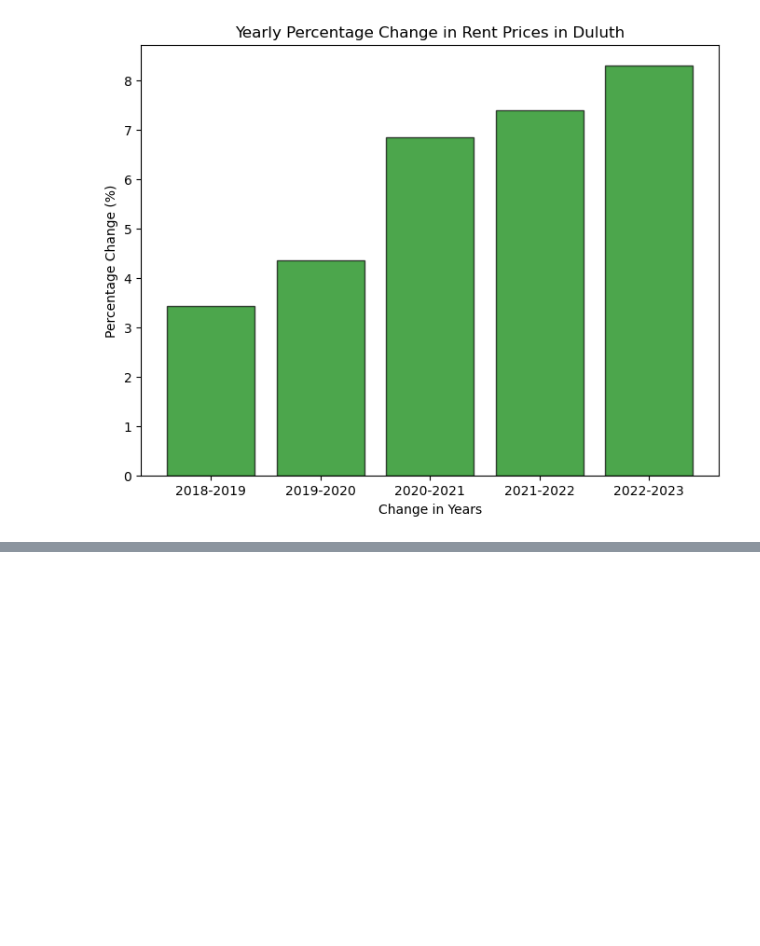
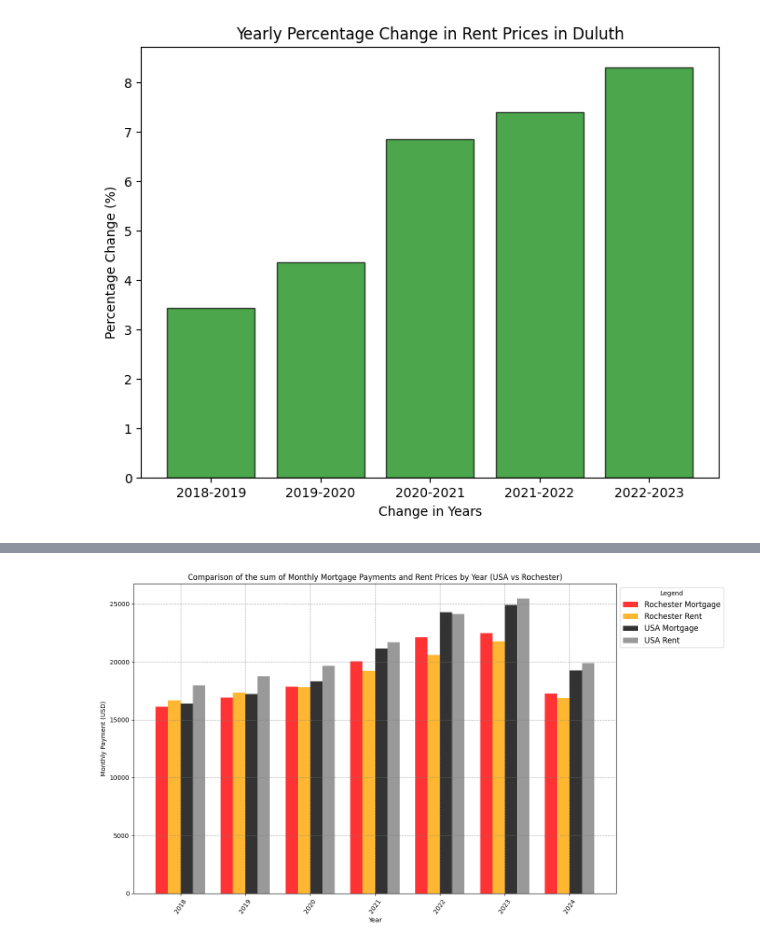
Before and after one commit to BettyJean8/Project-JLLMB, a Jupyter notebook: Housing.ipynb, the cells around one changed output, grey strips where cells are left out. Drawn from its saved outputs; the diff is of its cells as text; code cells hidden in the pictures; blank space fills up the shorter version.

Commit message:
Added individual data graphs to compare cities vs USA

```diff
--- a/Housing.ipynb
+++ b/Housing.ipynb
@@ -424,2 +428,41 @@ plt.show()
 # %%
 # 2024 Data was not a full year. The sum will almost certainly be lower.
+# %%
+# Assuming 'MonthYear' is a datetime object. If not, convert it.
+merged_df['MonthYear'] = pd.to_datetime(merged_df['MonthYear'])
+
+# Resample data by year
+merged_df['Year'] = merged_df['MonthYear'].dt.year
+
+# Get the unique years for the x-axis
+years = merged_df['Year'].unique()
+
+# Set bar width and adjust for spacing
+bar_width = 0.19  # Make bars narrower to fit more on the x-axis. This will impact the plt.bar portion alot as well.
+index = range(len(years))  # X positions for each year
+
+# Create the plot
+plt.figure(figsize=(14, 8))
+
+# Plot bars for each city's mortgage and rent category for USA and Rochester only.
+plt.bar([i - 1.5*bar_width for i in index], merged_df.groupby('Year')["Rochester_Mortgage"].sum(), label="Rochester Mortgage", color="red", width=bar_width, alpha=0.8)
+plt.bar([i - 0.5*bar_width for i in index], merged_df.groupby('Year')["Rochester, MN_rent"].sum(), label="Rochester Rent", color="orange", width=bar_width, alpha=0.8)
+
+plt.bar([i + 0.5*bar_width for i in index], merged_df.groupby('Year')["USA_Mortgage"].sum(), label="USA Mortgage", color="black", width=bar_width, alpha=0.8)
+plt.bar([i + 1.5*bar_width for i in index], merged_df.groupby('Year')["USA_rent"].sum(), label="USA Rent", color="gray", width=bar_width, alpha=0.8)
+
+plt.xlabel("Year")
+plt.ylabel("Monthly Payment (USD)")
+plt.title("Comparison of the sum of Monthly Mortgage Payments and Rent Prices by Year (USA vs Rochester)")
+
+plt.grid(True, linestyle='--', color='gray', alpha=0.7)
+
+# Add the legend with better placement and readable font size
+plt.legend(loc="upper left", bbox_to_anchor=(1, 1), title="Legend", fontsize=12)
+
+plt.xticks(index, years, rotation=55)
+
+plt.tight_layout()
+plt.show()
+# %% [output]
+[figure, added]
```
Also changed, not shown: parts of 9 cells of this notebook, 1 other file.
